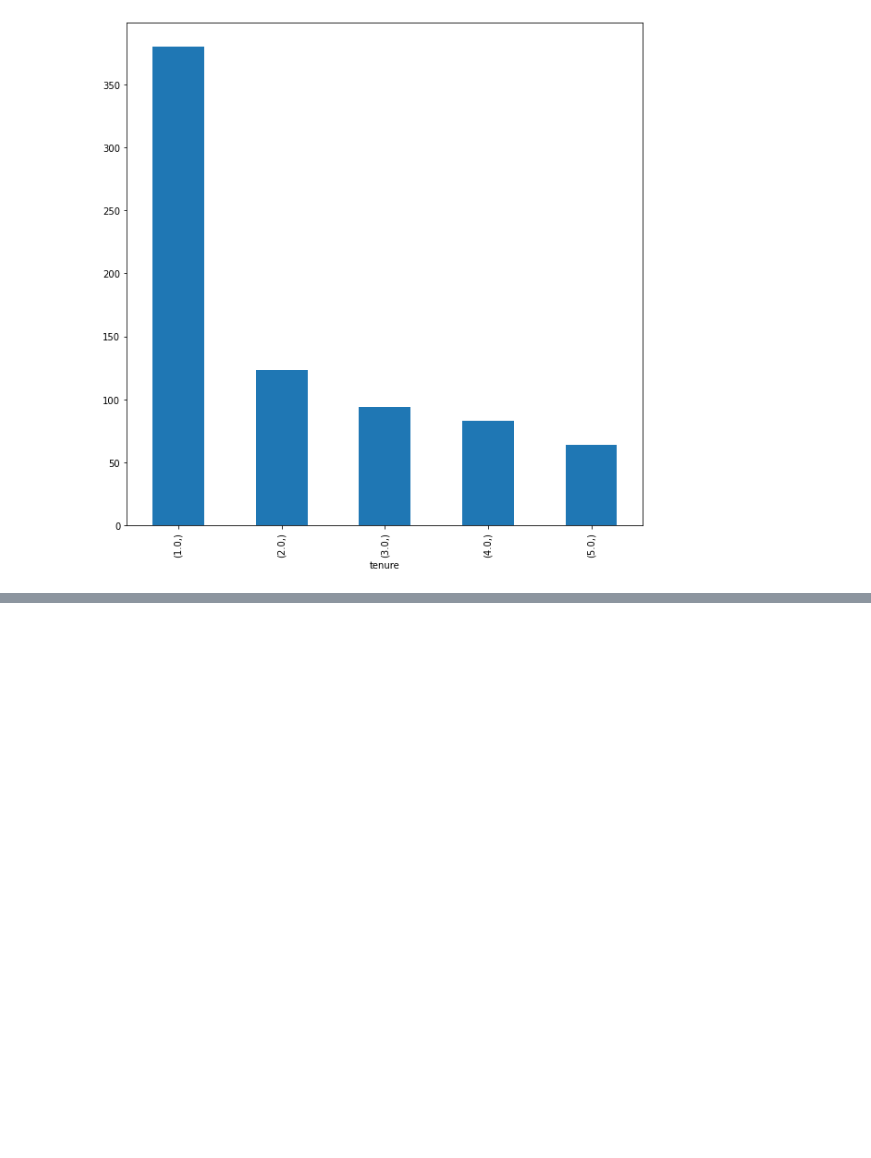
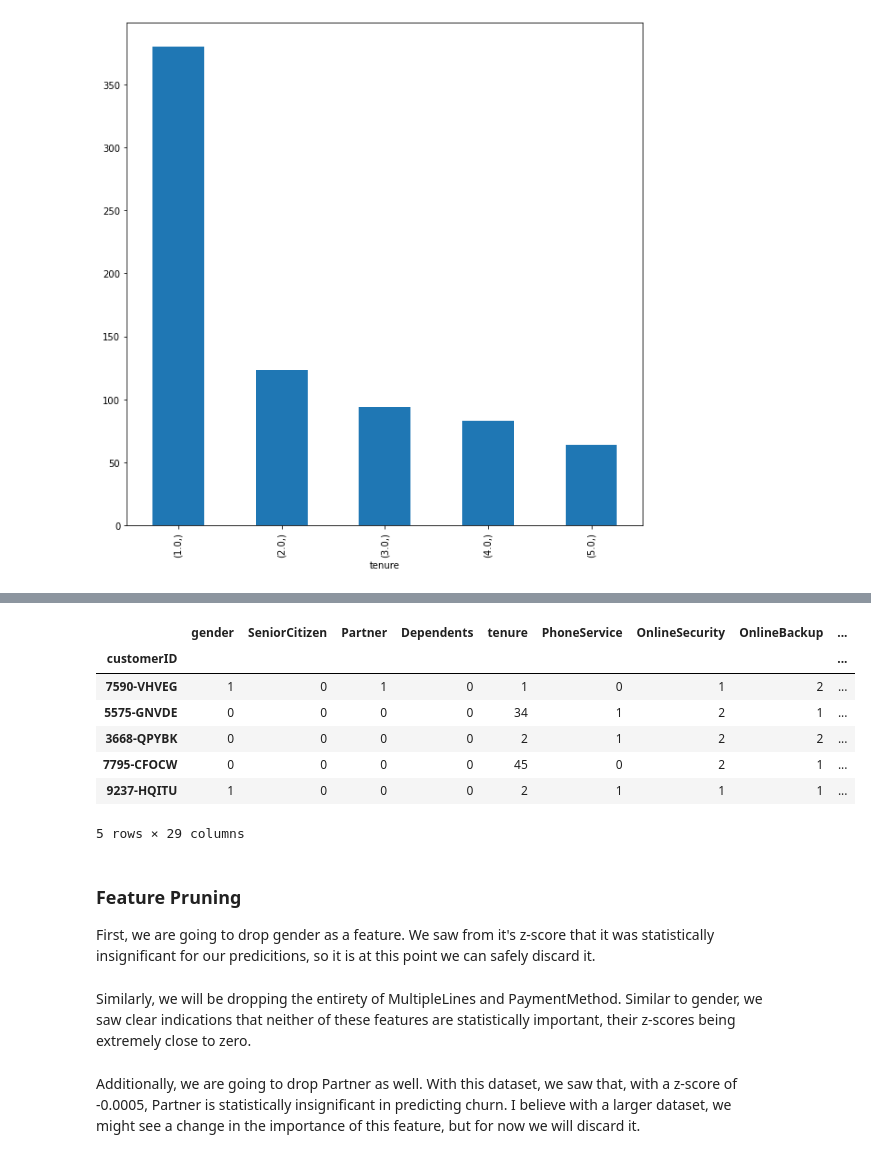
Before and after one commit to MDMHemsley/ChurnPractice, a Jupyter notebook: Exploratory Data Analysis.ipynb, the cells around one changed output, grey strips where cells are left out. Saved outputs shown, nothing was run; the diff lists cells and outputs as text; code cells hidden in the pictures; blank space fills up the shorter version.

```diff
--- a/Exploratory Data Analysis.ipynb
+++ b/Exploratory Data Analysis.ipynb
@@ -362,0 +418,17 @@ top_ten_tenure_months.plot(kind='bar');
+# %%
+#Reading in the cleaned dataframe we saved earlier
+eng_churn_df = pd.read_csv('./data/clean_churn.csv')
+eng_churn_df = eng_churn_df.set_index('customerID')
+eng_churn_df.head()
+# %% [output]
+|  | gender | SeniorCitizen | Partner | Dependents | tenure | PhoneService | OnlineSecurity | OnlineBackup | ... |
+| customerID |  |  |  |  |  |  |  |  | ... |
+| 7590-VHVEG | 1 | 0 | 1 | 0 | 1 | 0 | 1 | 2 | ... |
+| 5575-GNVDE | 0 | 0 | 0 | 0 | 34 | 1 | 2 | 1 | ... |
+| 3668-QPYBK | 0 | 0 | 0 | 0 | 2 | 1 | 2 | 2 | ... |
+| 7795-CFOCW | 0 | 0 | 0 | 0 | 45 | 0 | 2 | 1 | ... |
+| 9237-HQITU | 1 | 0 | 0 | 0 | 2 | 1 | 1 | 1 | ... |
+5 rows × 29 columns
+# %% [markdown]
+### Feature Pruning
+First, we are going to drop gender as a feature. We saw from it's z-score that it was statistically insignificant for our predicitions, so it is at this point we can safely discard it.
@@ -362,0 +437,2 @@ top_ten_tenure_months.plot(kind='bar');
+# %% [markdown]
+Similarly, we will be dropping the entirety of MultipleLines and PaymentMethod. Similar to gender, we saw clear indications that neither of these features are statistically important, their z-scores being extremely close to zero.
@@ -362,0 +441,2 @@ top_ten_tenure_months.plot(kind='bar');
+# %% [markdown]
+Additionally, we are going to drop Partner as well. With this dataset, we saw that, with a z-score of -0.0005, Partner is statistically insignificant in predicting churn. I believe with a larger dataset, we might see a change in the importance of this feature, but for now we will discard it.
```
Also changed, not shown: parts of 34 cells of this notebook, 4 other files.
